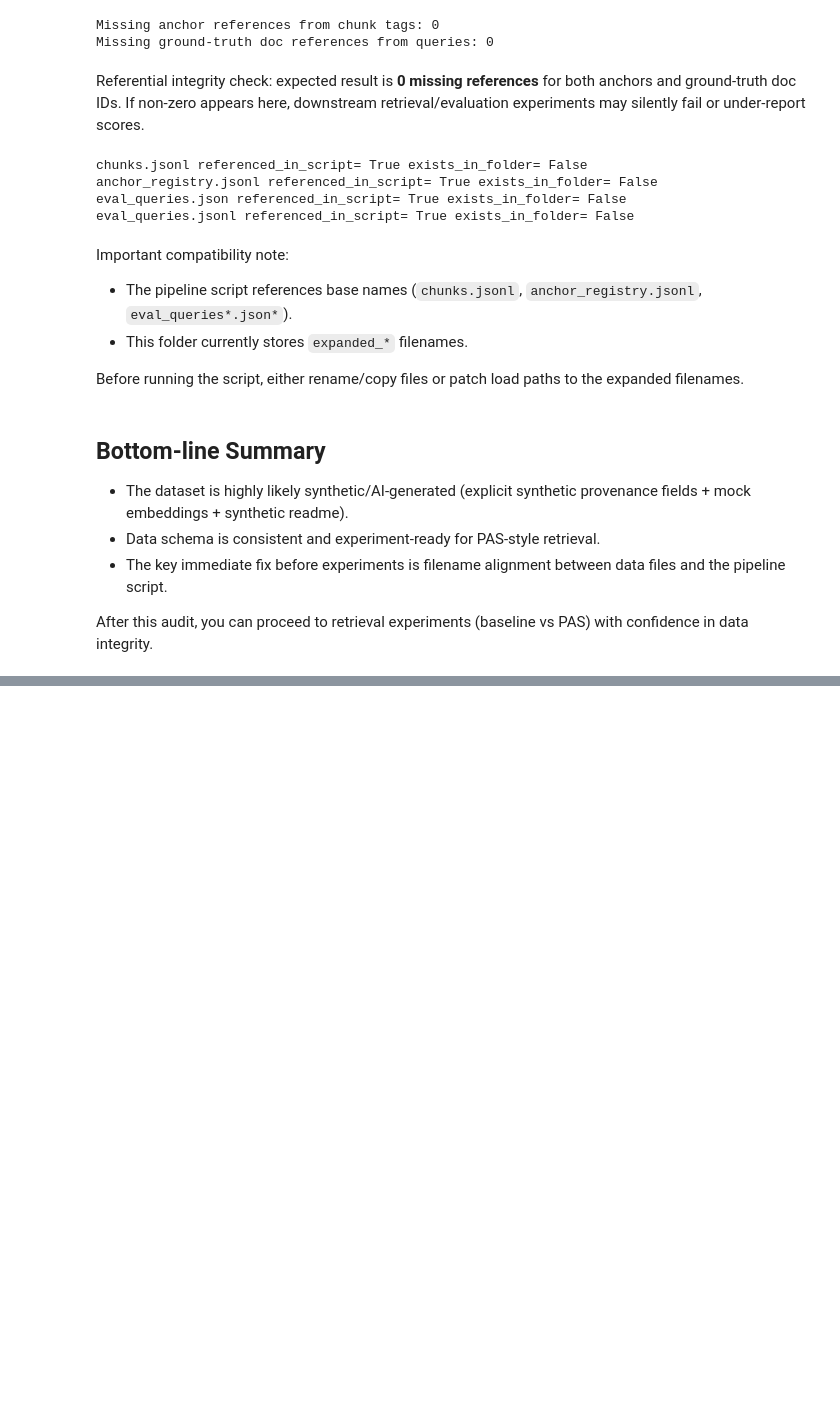
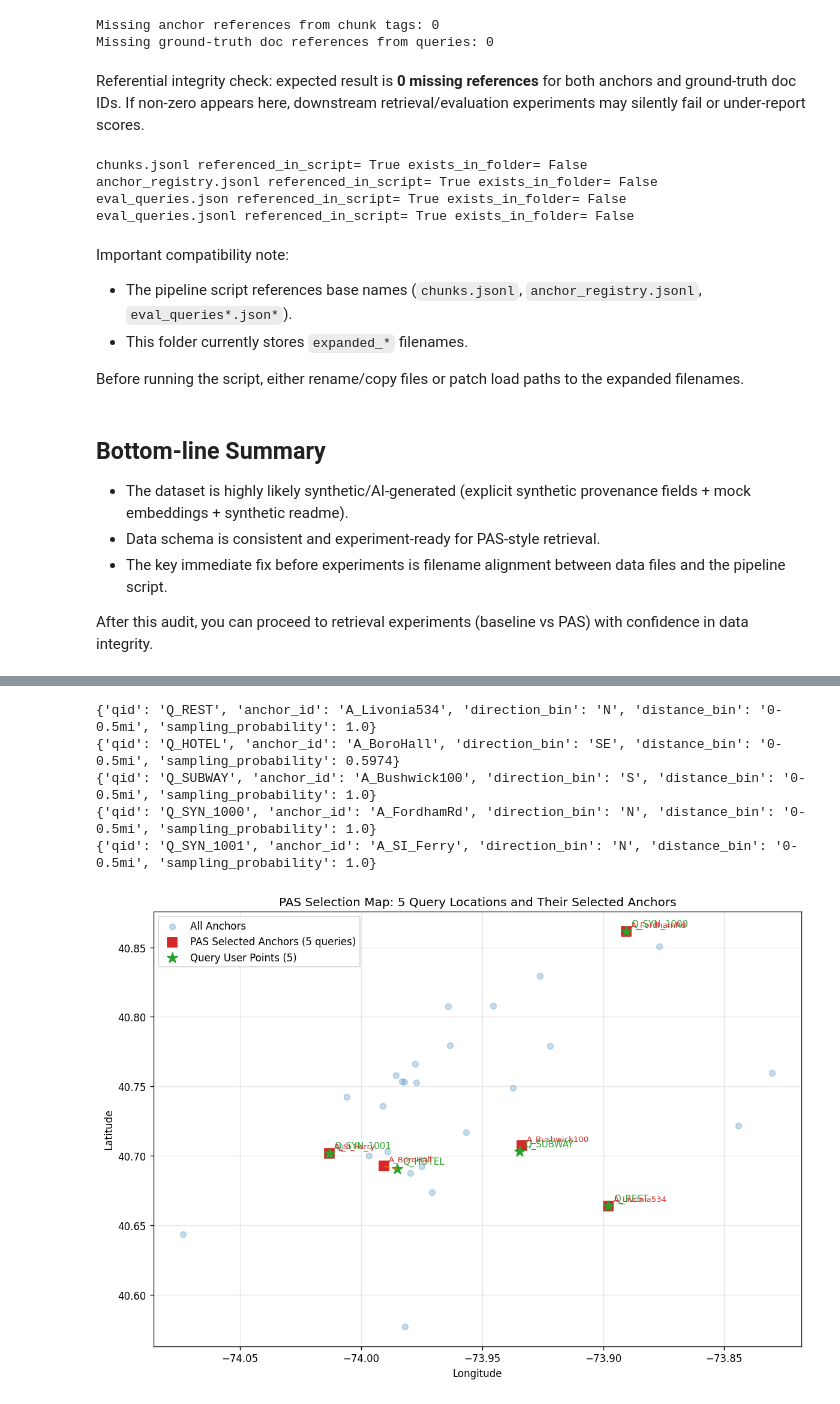
Before and after one commit to shaayaansh/PASRAG, a Jupyter notebook: pas_rag_data_exploration.ipynb, the cells around one changed output, grey strips where cells are left out. Cells and saved outputs as stored; diff of their text form; code cells hidden in the pictures; blank space fills up the shorter version.

```diff
--- a/pas_rag_data_exploration.ipynb
+++ b/pas_rag_data_exploration.ipynb
@@ -304,0 +393,71 @@ After this audit, you can proceed to retrieval experiments (baseline vs PAS) wit
+# %%
+# For 5 queries, sample PAS anchor once and plot query -> selected anchor
+import pas_rag_end_to_end_patched as pas
+
+sample_n = min(5, len(queries))
+sample_queries = queries[:sample_n]
+anchor_lookup = {a['anchor_id']: a for a in anchors}
+
+# Keep reproducible PAS selections for this notebook run
+pas.RNG.seed(42)
+
+selected = []
+for q in sample_queries:
+    parsed = pas.parse_query(q['raw_query'], fallback_query=q)
+    token = pas.build_pas_token(parsed, anchors, epsilon=10.0, scale_m=500.0)
+    aq = anchor_lookup[token['anchor_id']]
+    selected.append({
+        'qid': q['qid'],
+        'query': q['raw_query'],
+        'user_lat': q['spatial_intent']['user_location']['lat'],
+        'user_lon': q['spatial_intent']['user_location']['lon'],
+        'anchor_id': token['anchor_id'],
+        'anchor_name': token['anchor_name'],
+        'anchor_lat': aq['geo']['lat'],
+        'anchor_lon': aq['geo']['lon'],
+        'direction_bin': token['direction_bin'],
+        'distance_bin': token['distance_bin'],
+        'sampling_probability': token.get('sampling_probability', None),
+    })
+
+for row in selected:
+    print({
+        'qid': row['qid'],
+        'anchor_id': row['anchor_id'],
+        'direction_bin': row['direction_bin'],
+        'distance_bin': row['distance_bin'],
+        'sampling_probability': row['sampling_probability'],
+    })
+
+# Plot map-style overlay
+all_anchor_x = [a['geo']['lon'] for a in anchors]
+all_anchor_y = [a['geo']['lat'] for a in anchors]
+qx = [r['user_lon'] for r in selected]
+qy = [r['user_lat'] for r in selected]
+ax_sel = [r['anchor_lon'] for r in selected]
+ay_sel = [r['anchor_lat'] for r in selected]
+
+plt.figure(figsize=(10, 7), dpi=120)
+plt.scatter(all_anchor_x, all_anchor_y, s=35, alpha=0.25, label='All Anchors')
+plt.scatter(ax_sel, ay_sel, s=90, marker='s', c='tab:red', label='PAS Selected Anchors (5 queries)')
+plt.scatter(qx, qy, s=120, marker='*', c='tab:green', label='Query User Points (5)')
+
+for r in selected:
+    plt.plot([r['user_lon'], r['anchor_lon']], [r['user_lat'], r['anchor_lat']], linestyle='--', alpha=0.6)
+    plt.annotate(r['qid'], (r['user_lon'], r['user_lat']), textcoords='offset points', xytext=(5, 5), fontsize=9, color='tab:green')
+    plt.annotate(r['anchor_id'], (r['anchor_lon'], r['anchor_lat']), textcoords='offset points', xytext=(5, 5), fontsize=8, color='tab:red')
+
+plt.title('PAS Selection Map: 5 Query Locations and Their Selected Anchors')
+plt.xlabel('Longitude')
+plt.ylabel('Latitude')
+plt.grid(alpha=0.3)
+plt.legend()
+plt.tight_layout()
+plt.show()
+# %% [output]
+{'qid': 'Q_REST', 'anchor_id': 'A_Livonia534', 'direction_bin': 'N', 'distance_bin': '0-0.5mi', 'sampling_probability': 1.0}
+{'qid': 'Q_HOTEL', 'anchor_id': 'A_BoroHall', 'direction_bin': 'SE', 'distance_bin': '0-0.5mi', 'sampling_probability': 0.5974}
+{'qid': 'Q_SUBWAY', 'anchor_id': 'A_Bushwick100', 'direction_bin': 'S', 'distance_bin': '0-0.5mi', 'sampling_probability': 1.0}
+{'qid': 'Q_SYN_1000', 'anchor_id': 'A_FordhamRd', 'direction_bin': 'N', 'distance_bin': '0-0.5mi', 'sampling_probability': 1.0}
+{'qid': 'Q_SYN_1001', 'anchor_id': 'A_SI_Ferry', 'direction_bin': 'N', 'distance_bin': '0-0.5mi', 'sampling_probability': 1.0}
+[figure, added]
```
Also changed, not shown: parts of 10 cells of this notebook, 40 other files.
